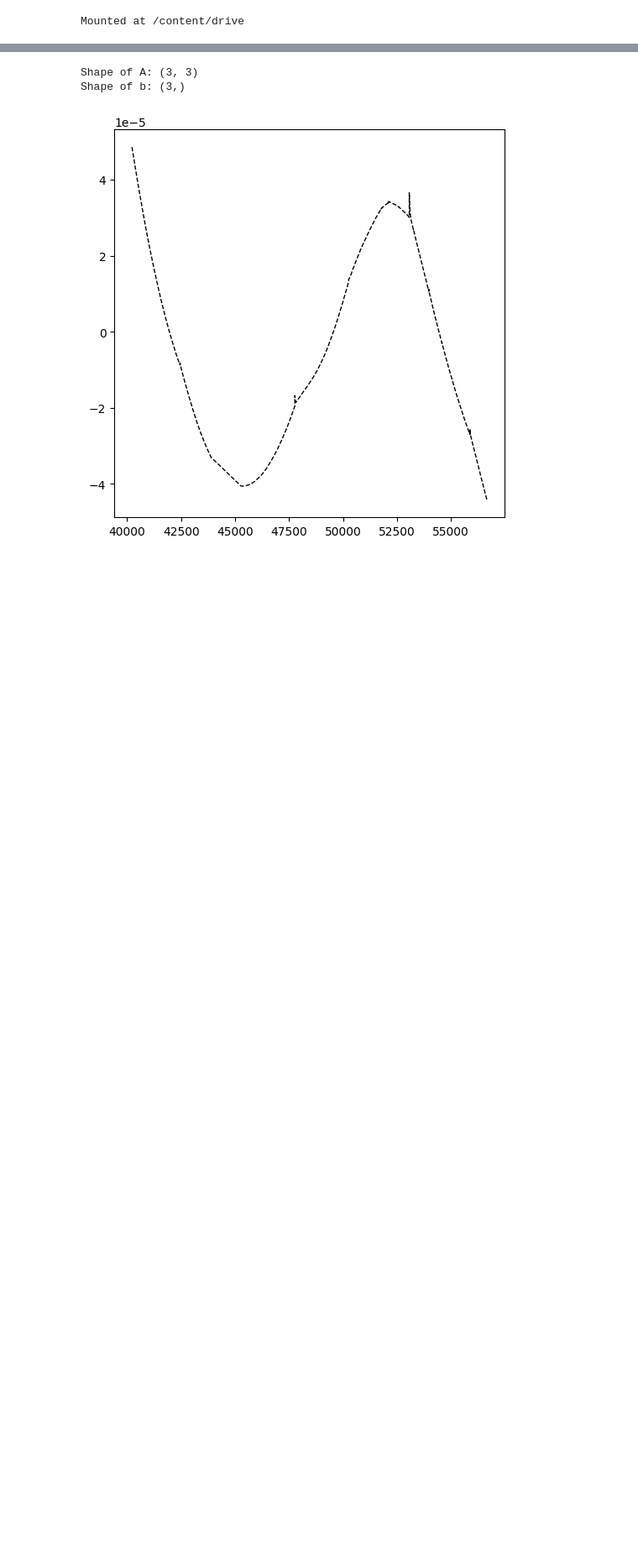
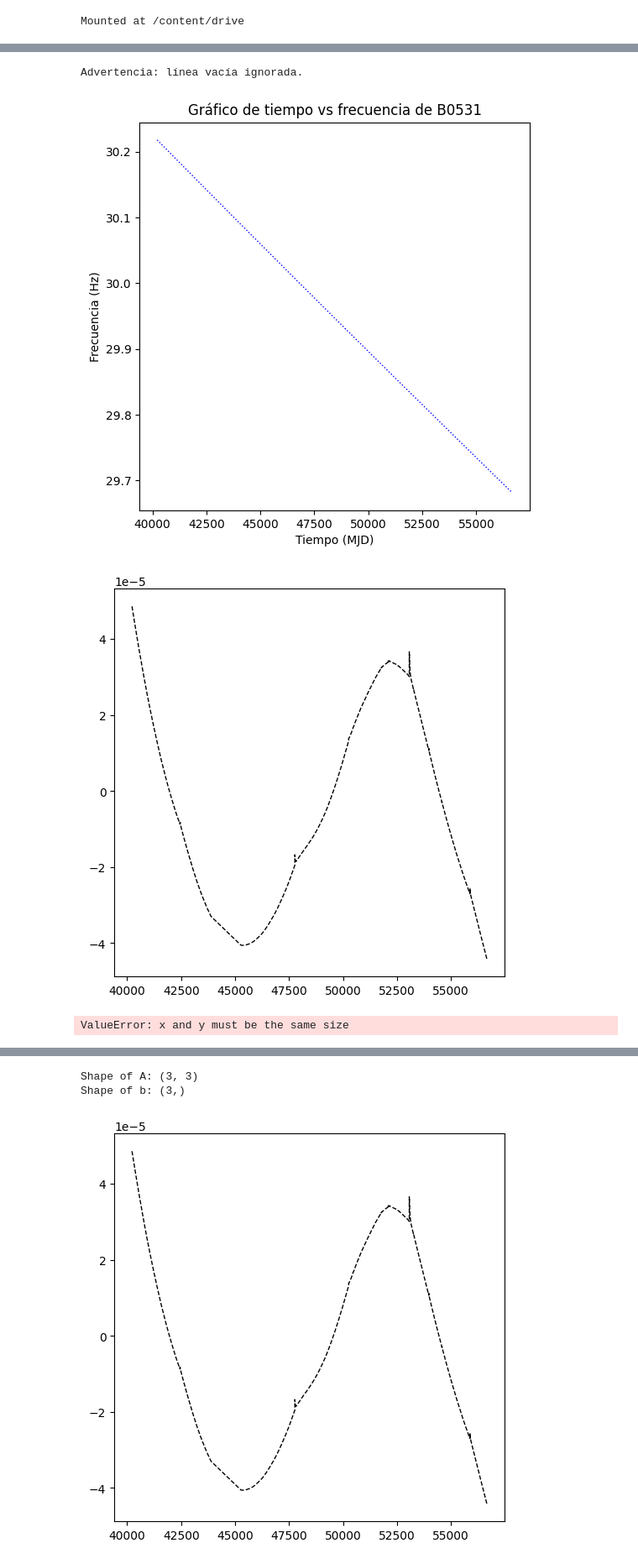
Before and after one commit to Bamaaya/Proyecto-de-Fisica-Computacional-2---Deteccion-de-Glitches-en-Pulsares, a Jupyter notebook: Proyecto fisica compu 2.ipynb, the cells around one changed output, grey strips where cells are left out. Shown at 84% size. Drawn from its saved outputs; the diff is of its cells as text; code cells hidden in the pictures; blank space fills up the shorter version.

```diff
--- a/Proyecto fisica compu 2.ipynb
+++ b/Proyecto fisica compu 2.ipynb
@@ -40,0 +228,38 @@ plt.show()
+# %%
+tiempoB0531, frecuenciaB0531, incertezaB0531 = leerArchivo("data/frec_B0531.dat")
+tiempoB0833, frecuenciaB0833, incertezaB0531 = leerArchivo("data/frec_B0833 (1).dat")
+tiempoJ0537, frecuenciaJ0537, incertezaJ0537 = leerArchivo("data/frec_J0537.dat")
+tiempoJ1819, frecuenciaJ1819, incertezaJ1819 = leerArchivo("data/frec_J1819.dat")
+# %% [output]
+Advertencia: línea vacía ignorada.
+# %%
+fig, ax = plt.subplots(1,1,figsize=(6,6))
+
+ax.plot(tiempoB0531,frecuenciaB0531,color="blue",linewidth=1,linestyle="dotted")
+ax.set_title("Gráfico de tiempo vs frecuencia de B0531")
+ax.set_xlabel("Tiempo (MJD)")
+ax.set_ylabel("Frecuencia (Hz)")
+
+plt.show()
+
+#calcular residuo:
+residuoB0531, coeficientesB0531 = ajuste_residuos_parabola(tiempoB0531,frecuenciaB0531)
+
+fig = plt.figure(figsize = (6,6))
+ax = fig.add_subplot(111)
+ax.plot(tiempoB0531,residuoB0531,linewidth=1,color="black",linestyle="--")
+plt.show()
+
+#calculo glotches
+glitches, tiempos_glitches_mjd, indices_peaks = obtener_glitches_y_tiempos(residuoB0531, 5, tiempoB0531)
+
+fig = plt.figure(figsize = (6,6))
+ax = fig.add_subplot(111)
+ax.plot(tiempoB0531,residuoB0531,linewidth=1,color="black",linestyle="--")
+ax.scatter(tiempos_glitches_mjd, glitches, color='red', marker='x', label="glitches detectados")
+plt.legend()
+plt.show()
+# %% [output]
+[figure, added]
+[figure, added]
+ValueError: x and y must be the same size
```
Also changed, not shown: parts of 8 cells of this notebook.
